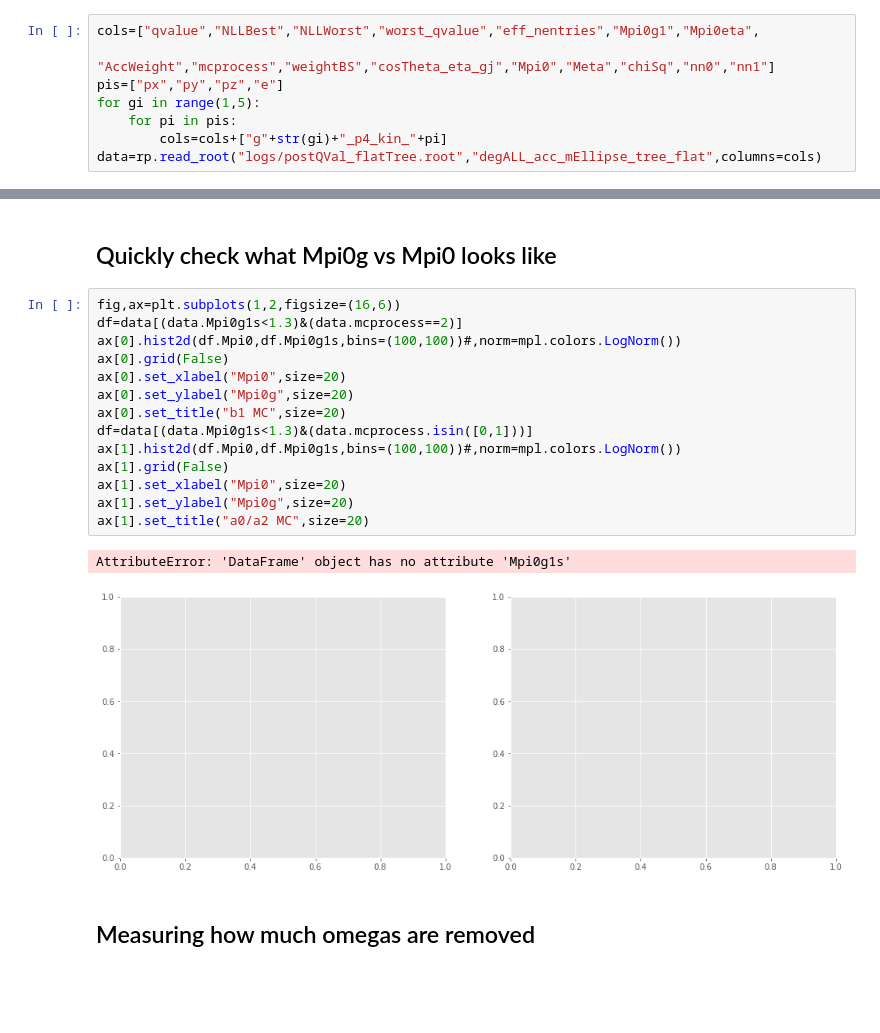
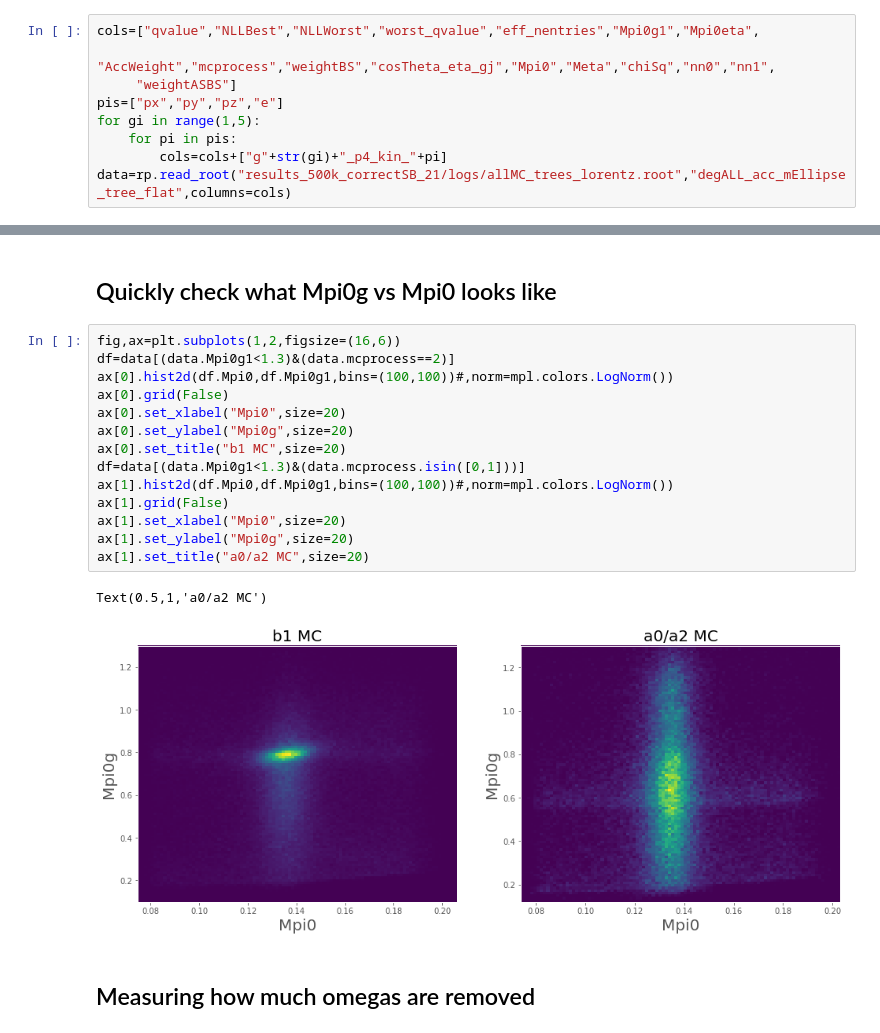
Before and after one commit to lan13005/q-values, a Jupyter notebook: qValueDiagnostic.ipynb, the cells around one changed output, grey strips where cells are left out. Saved outputs shown, nothing was run; the diff lists cells and outputs as text; blank space fills up the shorter version.

```diff
--- a/qValueDiagnostic.ipynb
+++ b/qValueDiagnostic.ipynb
@@ -143,10 +224,11 @@ plt.tight_layout()
 #              "AccWeight","mcprocess","weightBS","cosTheta_eta_gj","Mpi0","Meta","chiSq","nn0","nn1"]
 # %%
 cols=["qvalue","NLLBest","NLLWorst","worst_qvalue","eff_nentries","Mpi0g1","Mpi0eta",
-             "AccWeight","mcprocess","weightBS","cosTheta_eta_gj","Mpi0","Meta","chiSq","nn0","nn1"]
+             "AccWeight","mcprocess","weightBS","cosTheta_eta_gj","Mpi0","Meta","chiSq","nn0","nn1",
+     "weightASBS"]
 pis=["px","py","pz","e"]
 for gi in range(1,5):
     for pi in pis:
         cols=cols+["g"+str(gi)+"_p4_kin_"+pi]
-data=rp.read_root("logs/postQVal_flatTree.root","degALL_acc_mEllipse_tree_flat",columns=cols)
+data=rp.read_root("results_500k_correctSB_21/logs/allMC_trees_lorentz.root","degALL_acc_mEllipse_tree_flat",columns=cols)
 # %% [output]
@@ -202,21 +286,21 @@ _=ax[3].hist(df2.Mpi0eta,weights=df2.AccWeight,bins=binedges2)
 ## Quickly check what Mpi0g vs Mpi0 looks like
 # %%
 fig,ax=plt.subplots(1,2,figsize=(16,6))
-df=data[(data.Mpi0g1s<1.3)&(data.mcprocess==2)]
-ax[0].hist2d(df.Mpi0,df.Mpi0g1s,bins=(100,100))#,norm=mpl.colors.LogNorm())
+df=data[(data.Mpi0g1<1.3)&(data.mcprocess==2)]
+ax[0].hist2d(df.Mpi0,df.Mpi0g1,bins=(100,100))#,norm=mpl.colors.LogNorm())
 ax[0].grid(False)
 ax[0].set_xlabel("Mpi0",size=20)
 ax[0].set_ylabel("Mpi0g",size=20)
 ax[0].set_title("b1 MC",size=20)
-df=data[(data.Mpi0g1s<1.3)&(data.mcprocess.isin([0,1]))]
-ax[1].hist2d(df.Mpi0,df.Mpi0g1s,bins=(100,100))#,norm=mpl.colors.LogNorm())
+df=data[(data.Mpi0g1<1.3)&(data.mcprocess.isin([0,1]))]
+ax[1].hist2d(df.Mpi0,df.Mpi0g1,bins=(100,100))#,norm=mpl.colors.LogNorm())
 ax[1].grid(False)
 ax[1].set_xlabel("Mpi0",size=20)
 ax[1].set_ylabel("Mpi0g",size=20)
 ax[1].set_title("a0/a2 MC",size=20)
 # %% [output]
-AttributeError: 'DataFrame' object has no attribute 'Mpi0g1s'
+Text(0.5,1,'a0/a2 MC')
-[figure, old version]
+[figure, new version]
 # %% [markdown]
 ## Measuring how much omegas are removed
 # %%
```
Also changed, not shown: parts of 27 cells of this notebook, 16 other files.
